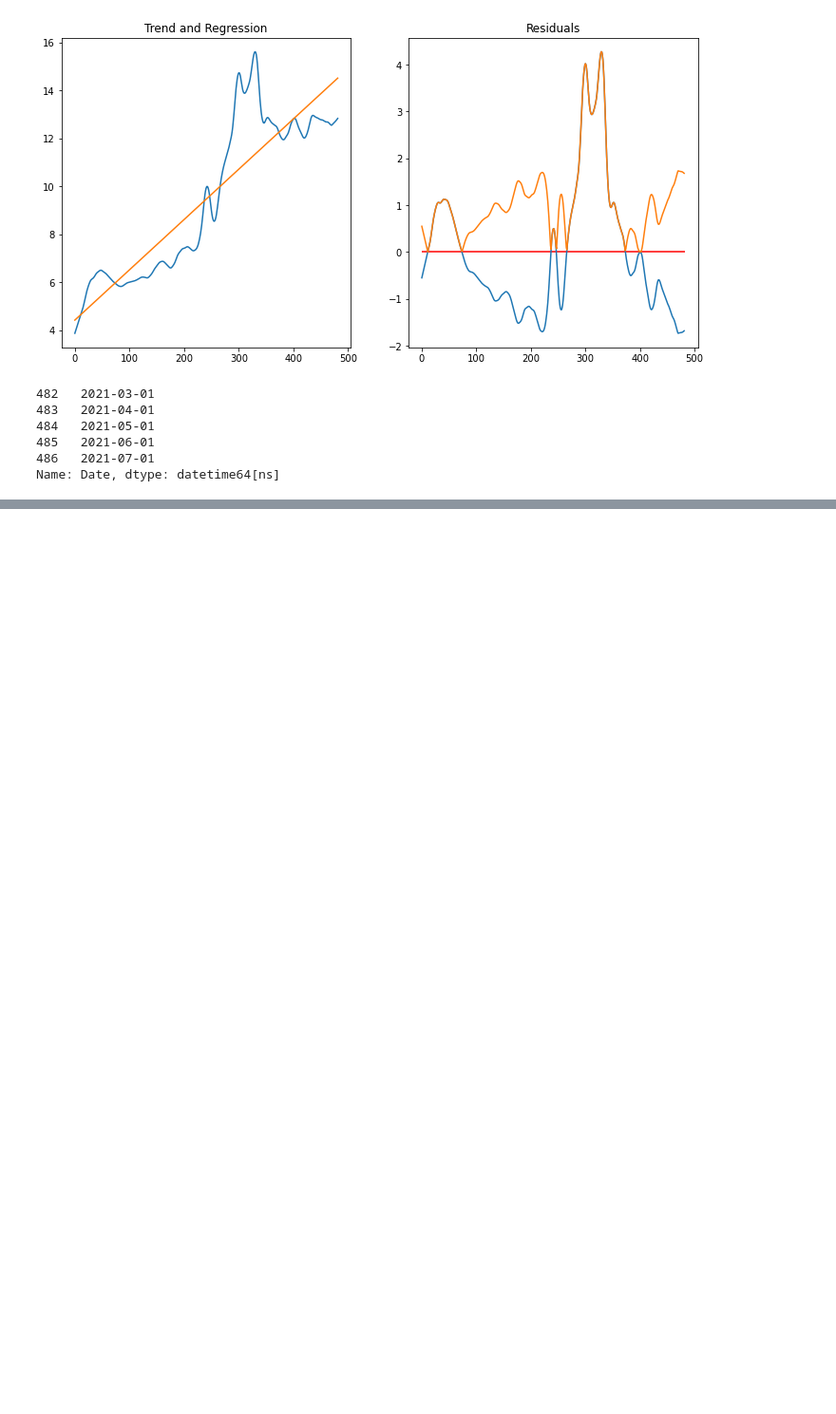
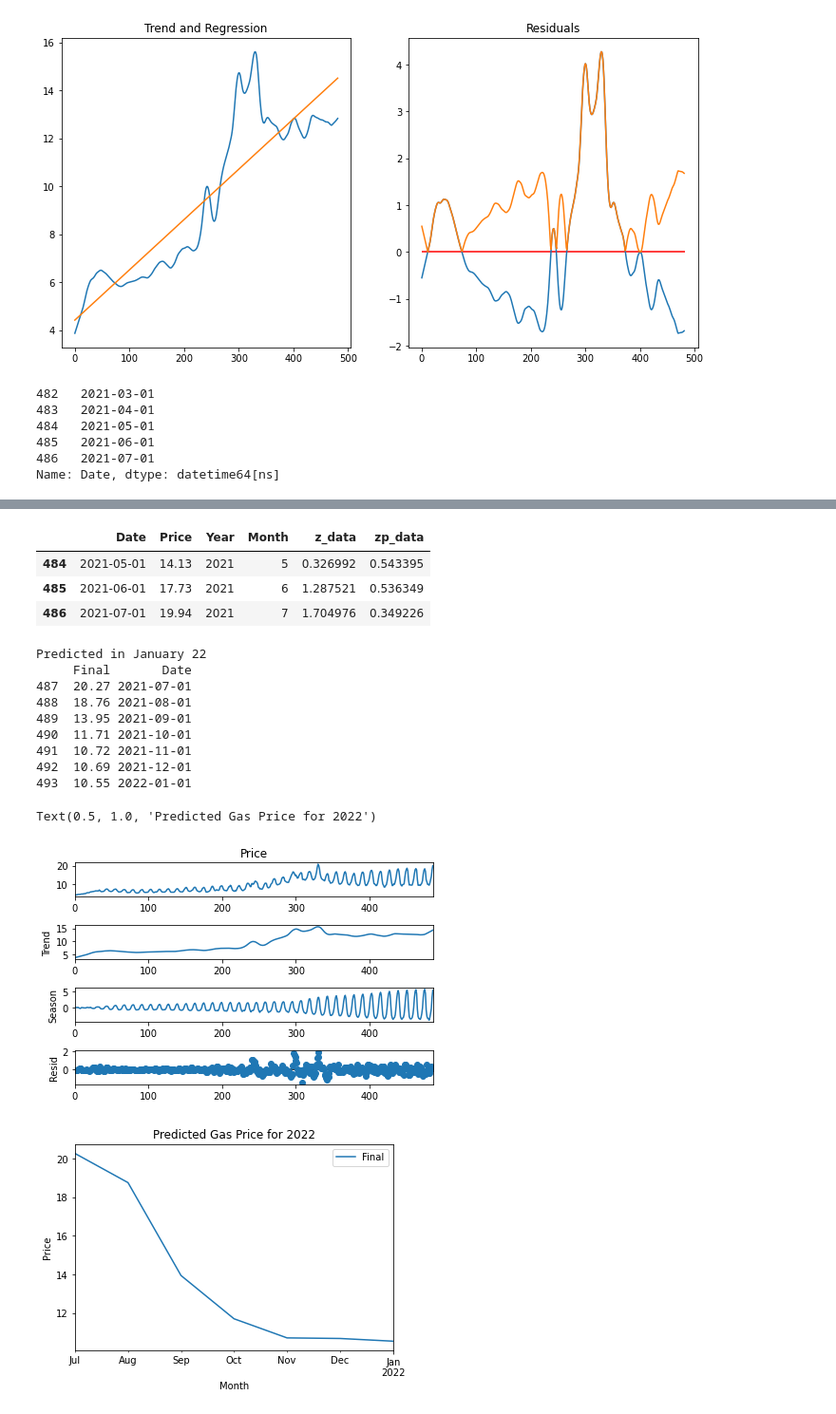
Before and after one commit to ArgentCode/DS201Final, a Jupyter notebook: ARIMA_modelling.ipynb, the cells around one changed output, grey strips where cells are left out. Shown: that part at 95% size. Drawn from its saved outputs; the diff is of its cells as text; code cells hidden in the pictures; blank space fills up the shorter version.

Commit message:
Added a final prediction to predict into 2022

```diff
--- a/ARIMA_modelling.ipynb
+++ b/ARIMA_modelling.ipynb
@@ -266,0 +280,41 @@ Predicted
+# %%
+df.tail(3)
+# %% [output]
+|  | Date | Price | Year | Month | z_data | zp_data |
+| 484 | 2021-05-01 | 14.13 | 2021 | 5 | 0.326992 | 0.543395 |
+| 485 | 2021-06-01 | 17.73 | 2021 | 6 | 1.287521 | 0.536349 |
+| 486 | 2021-07-01 | 19.94 | 2021 | 7 | 1.704976 | 0.349226 |
+# %%
+#prediction for next January 2021
+stl_final = STL(df.Price, period=12)
+decomposition_final = stl_final.fit()
+fig_final = decomposition_final.plot()
+
+model_final = ExponentialSmoothing(df.Price, trend="add", seasonal="add", seasonal_periods=12)
+
+fit_final = model_final.fit()
+pred_final = fit_final.forecast(7)
+prediction_final = pd.DataFrame()
+
+prediction_final['Final'] = pred_final.round(2)
+prediction_final['Date'] = pd.date_range(start="2021-07-01", periods=7, freq='MS')
+print("Predicted in January 22")
+
+print(prediction_final)
+prediction_final.plot(y='Final', x='Date')
+plt.xlabel("Month")
+plt.ylabel("Price")
+plt.title("Predicted Gas Price for 2022")
+# %% [output]
+Predicted in January 22
+     Final       Date
+487  20.27 2021-07-01
+488  18.76 2021-08-01
+489  13.95 2021-09-01
+490  11.71 2021-10-01
+491  10.72 2021-11-01
+492  10.69 2021-12-01
+493  10.55 2022-01-01
+Text(0.5, 1.0, 'Predicted Gas Price for 2022')
+[figure, added]
+[figure, added]
```
Also changed, not shown: parts of 3 cells of this notebook.
